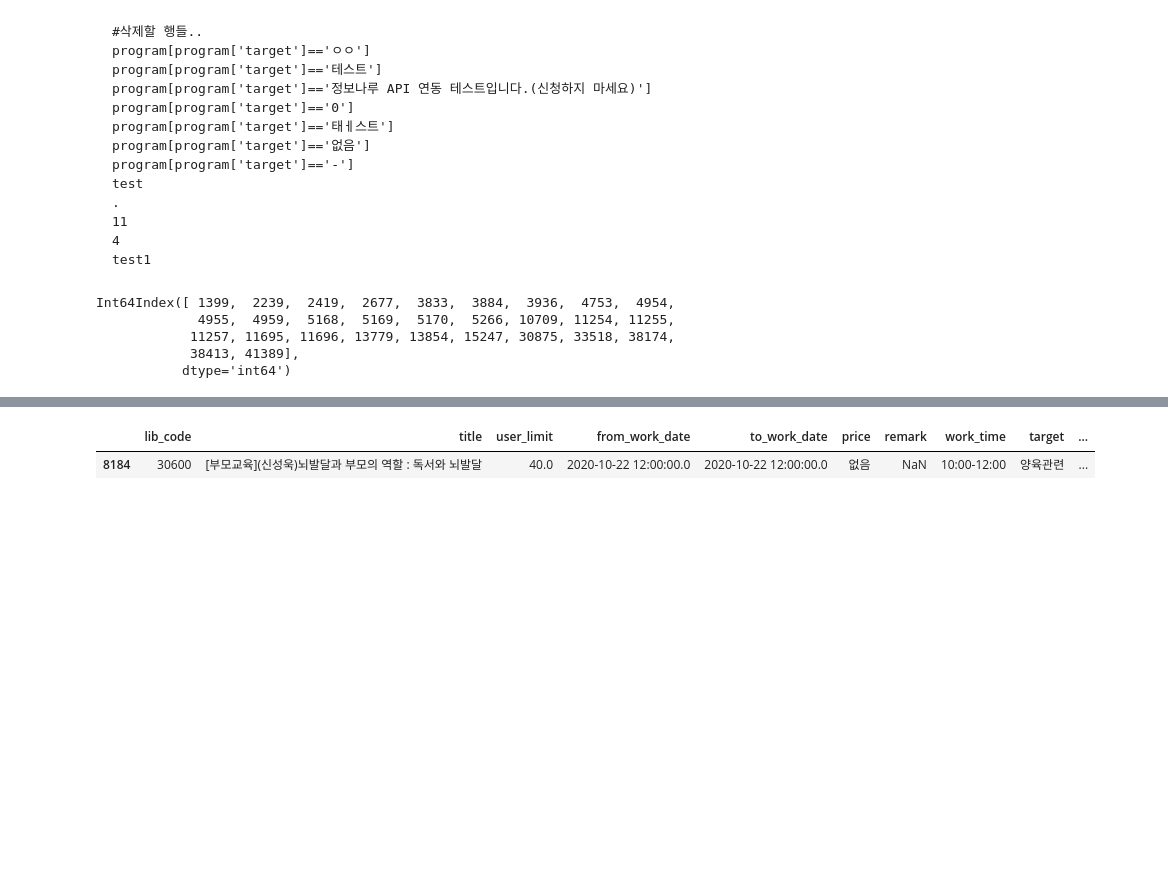
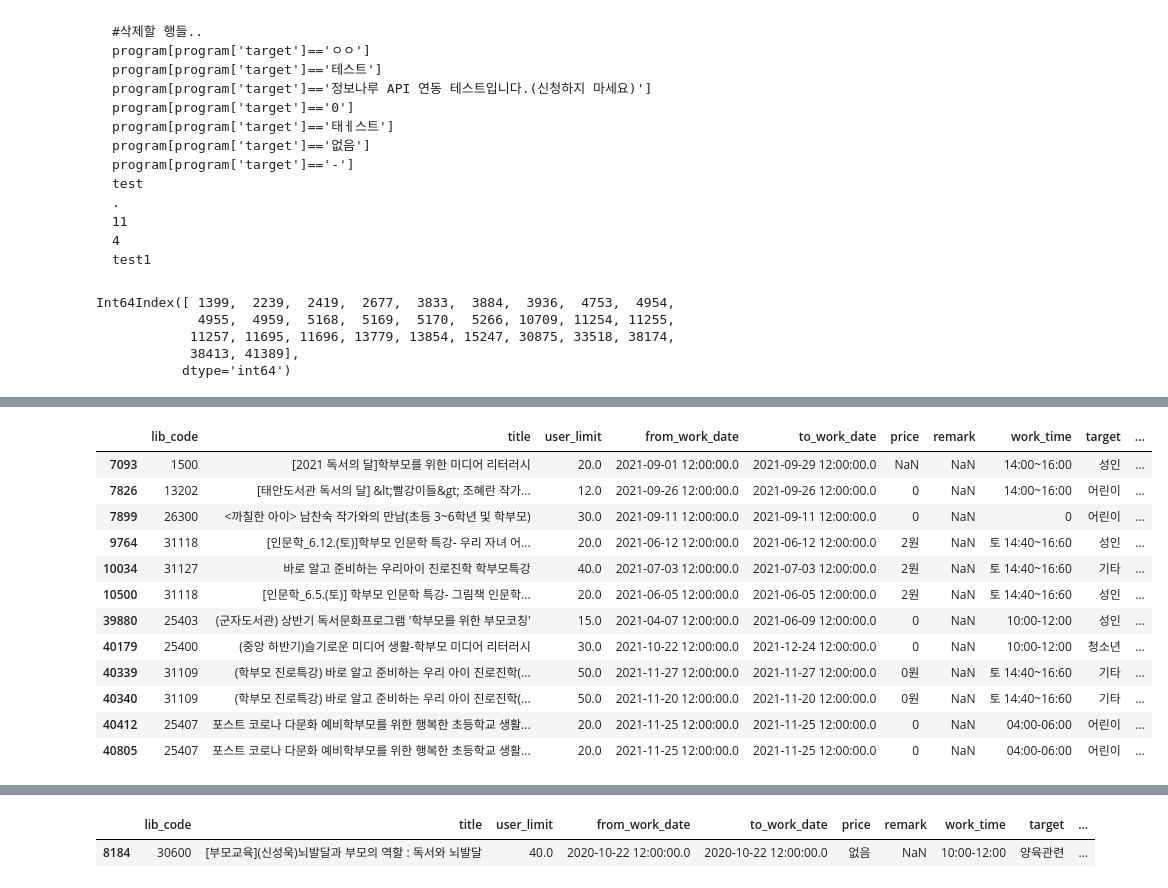
Before and after one commit to kyunakim/everybodys_lib, a Jupyter notebook: olive/program.ipynb, the cells around one changed output, grey strips where cells are left out. Saved outputs shown, nothing was run; the diff lists cells and outputs as text; code cells hidden in the pictures; blank space fills up the shorter version.

```diff
--- a/olive/program.ipynb
+++ b/olive/program.ipynb
@@ -115,0 +109,4 @@ program[program['target'].str.contains('그림책에 관심 있는 분')]
+# %%
+#21년것만 추출
+program = program[program['from_work_date'].str.contains('2021')]
+program
@@ -115,0 +127,17 @@ program[program['target'].str.contains('그림책에 관심 있는 분')]
+# %%
+#program[program['target']== '']
+program[program['title'].str.contains('학부모')]
+# %% [output]
+|  | lib_code | title | user_limit | from_work_date | to_work_date | price | remark | work_time | target | ... |
+| 7093 | 1500 | [2021 독서의 달]학부모를 위한 미디어 리터러시 | 20.0 | 2021-09-01 12:00:00.0 | 2021-09-29 12:00:00.0 | NaN | NaN | 14:00~16:00 | 성인 | ... |
+| 7826 | 13202 | [태안도서관 독서의 달] &lt;빨강이들&gt; 조혜란 작가... | 12.0 | 2021-09-26 12:00:00.0 | 2021-09-26 12:00:00.0 | 0 | NaN | 14:00~16:00 | 어린이 | ... |
+| 7899 | 26300 | <까칠한 아이> 남찬숙 작가와의 만남(초등 3~6학년 및 학부모) | 30.0 | 2021-09-11 12:00:00.0 | 2021-09-11 12:00:00.0 | 0 | NaN | 0 | 어린이 | ... |
+| 9764 | 31118 | [인문학_6.12.(토)]학부모 인문학 특강- 우리 자녀 어... | 20.0 | 2021-06-12 12:00:00.0 | 2021-06-12 12:00:00.0 | 2원 | NaN | 토 14:40~16:60 | 성인 | ... |
+| 10034 | 31127 | 바로 알고 준비하는 우리아이 진로진학 학부모특강 | 40.0 | 2021-07-03 12:00:00.0 | 2021-07-03 12:00:00.0 | 2원 | NaN | 토 14:40~16:60 | 기타 | ... |
+| 10500 | 31118 | [인문학_6.5.(토)] 학부모 인문학 특강- 그림책 인문학... | 20.0 | 2021-06-05 12:00:00.0 | 2021-06-05 12:00:00.0 | 2원 | NaN | 토 14:40~16:60 | 성인 | ... |
+| 39880 | 25403 | (군자도서관) 상반기 독서문화프로그램 '학부모를 위한 부모코칭' | 15.0 | 2021-04-07 12:00:00.0 | 2021-06-09 12:00:00.0 | 0 | NaN | 10:00-12:00 | 성인 | ... |
+| 40179 | 25400 | (중앙 하반기)슬기로운 미디어 생활-학부모 미디어 리터러시 | 30.0 | 2021-10-22 12:00:00.0 | 2021-12-24 12:00:00.0 | 0 | NaN | 10:00-12:00 | 청소년 | ... |
+| 40339 | 31109 | (학부모 진로특강) 바로 알고 준비하는 우리 아이 진로진학(... | 50.0 | 2021-11-27 12:00:00.0 | 2021-11-27 12:00:00.0 | 0원 | NaN | 토 14:40~16:60 | 기타 | ... |
+| 40340 | 31109 | (학부모 진로특강) 바로 알고 준비하는 우리 아이 진로진학(... | 50.0 | 2021-11-20 12:00:00.0 | 2021-11-20 12:00:00.0 | 0원 | NaN | 토 14:40~16:60 | 기타 | ... |
+| 40412 | 25407 | 포스트 코로나 다문화 예비학부모를 위한 행복한 초등학교 생활... | 20.0 | 2021-11-25 12:00:00.0 | 2021-11-25 12:00:00.0 | 0 | NaN | 04:00-06:00 | 어린이 | ... |
+| 40805 | 25407 | 포스트 코로나 다문화 예비학부모를 위한 행복한 초등학교 생활... | 20.0 | 2021-11-25 12:00:00.0 | 2021-11-25 12:00:00.0 | 0 | NaN | 04:00-06:00 | 어린이 | ... |
```
Also changed, not shown: parts of 9 cells of this notebook, 1 other file.
